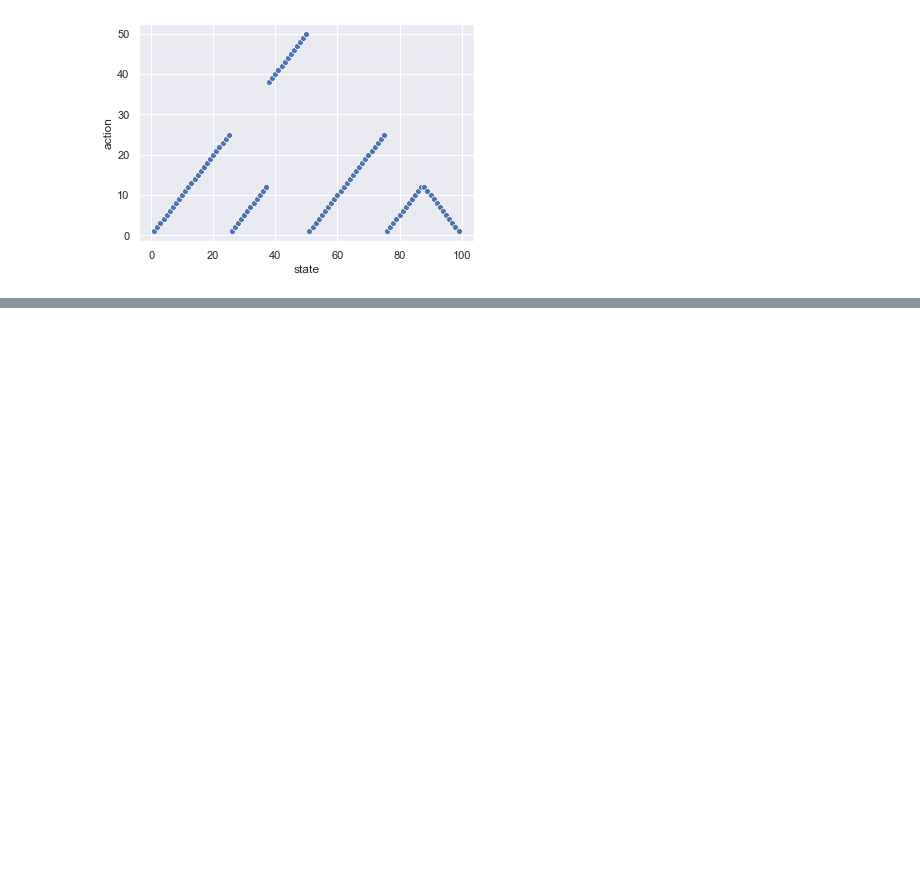
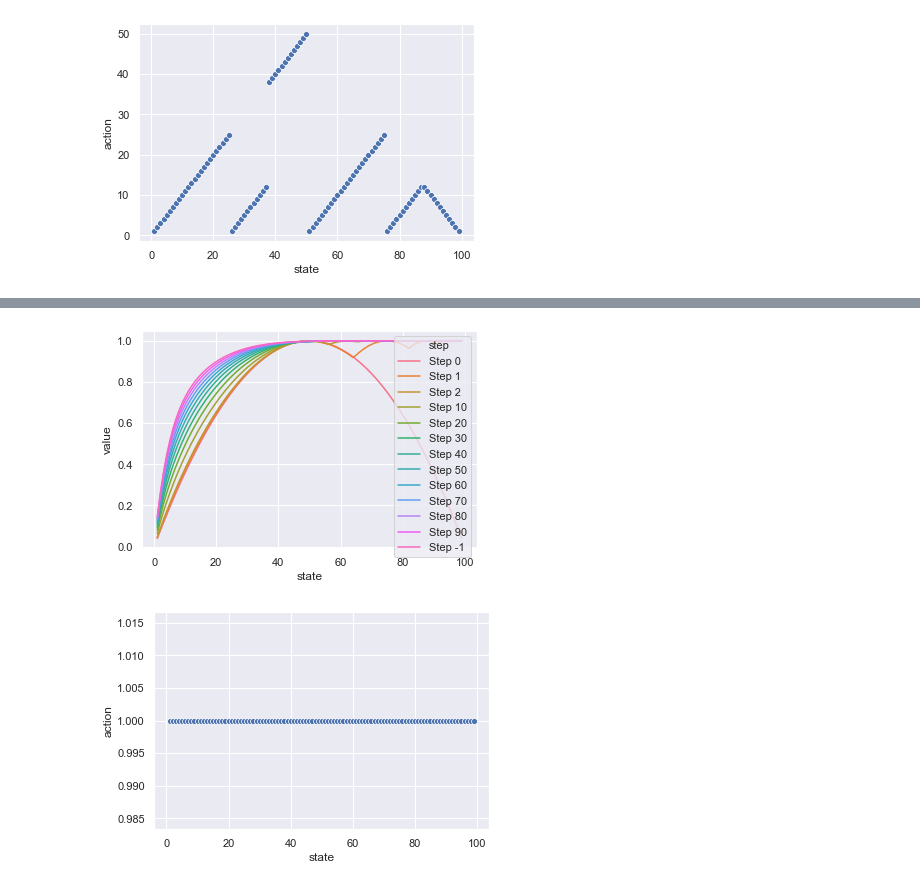
Before and after one commit to rcharan/phutball, a Jupyter notebook: rl/Sutton-Barto.ipynb, the cells around one changed output, grey strips where cells are left out. Cells and saved outputs as stored; diff of their text form; code cells hidden in the pictures; blank space fills up the shorter version.

```diff
--- a/rl/Sutton-Barto.ipynb
+++ b/rl/Sutton-Barto.ipynb
@@ -411,0 +482,18 @@ Delta is the log base 10 of the sup norm of the change in the value function
+# %%
+# Force the correct policy by having high curvature!
+initial_values = np.array([1 - 4 * (x - 0.5)**2 for x in np.arange(0.01, 1.00, 0.01)])
+
+max_steps = 100
+
+value_function = ValueFunction(initial_values)
+optimizer      = ValueIteration(0.55, value_function, tolerance = 10**(-5))
+
+optimizer.run(max_steps)
+num_steps = len(optimizer.value_fn_data)
+steps = list(filter(lambda n : n < num_steps, range(10, max_steps, max_steps // 10)))
+steps = [0, 1, 2] + steps + [-1]
+
+fig_1 = optimizer.plot_value_functions(steps)
+fig_2 = optimizer.plot_actions()
+plt.show()
+# %% [output]
@@ -411,0 +502,2 @@ Delta is the log base 10 of the sup norm of the change in the value function
+[figure, added]
+[figure, added]
```
Also changed, not shown: parts of 8 cells of this notebook.
